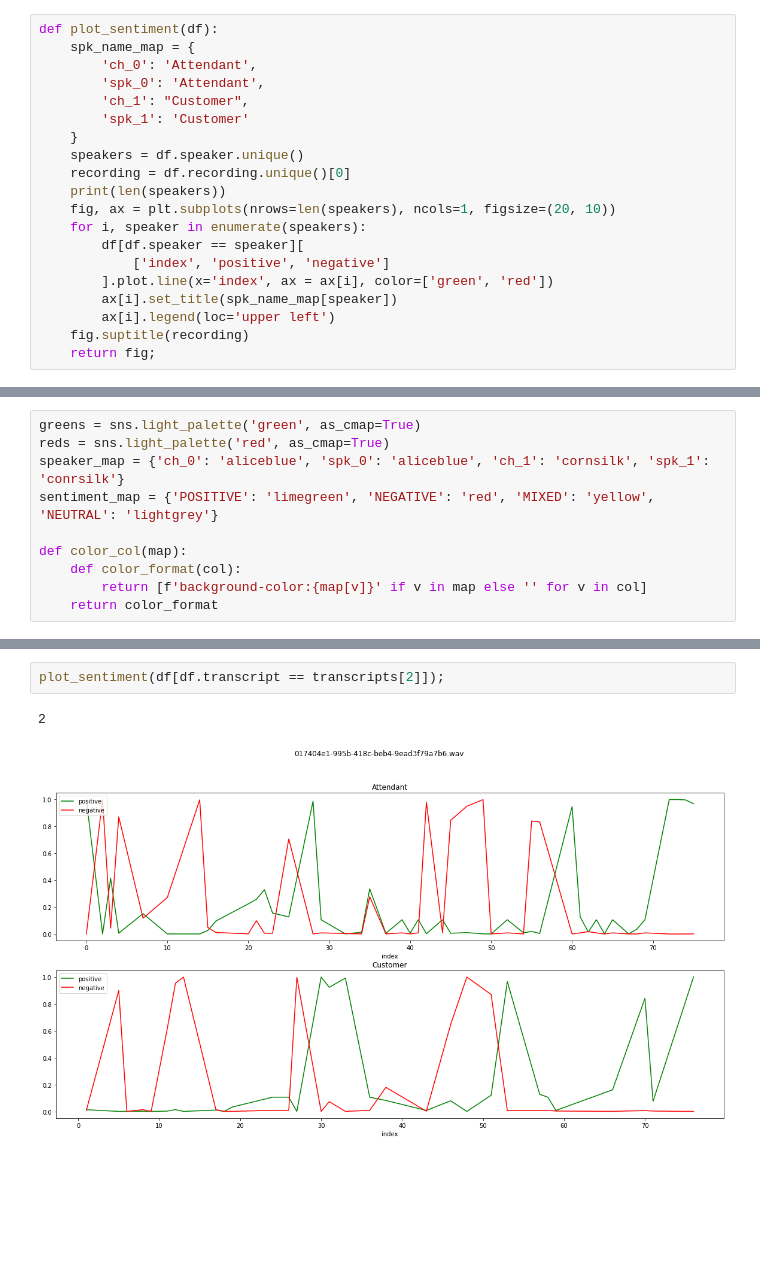
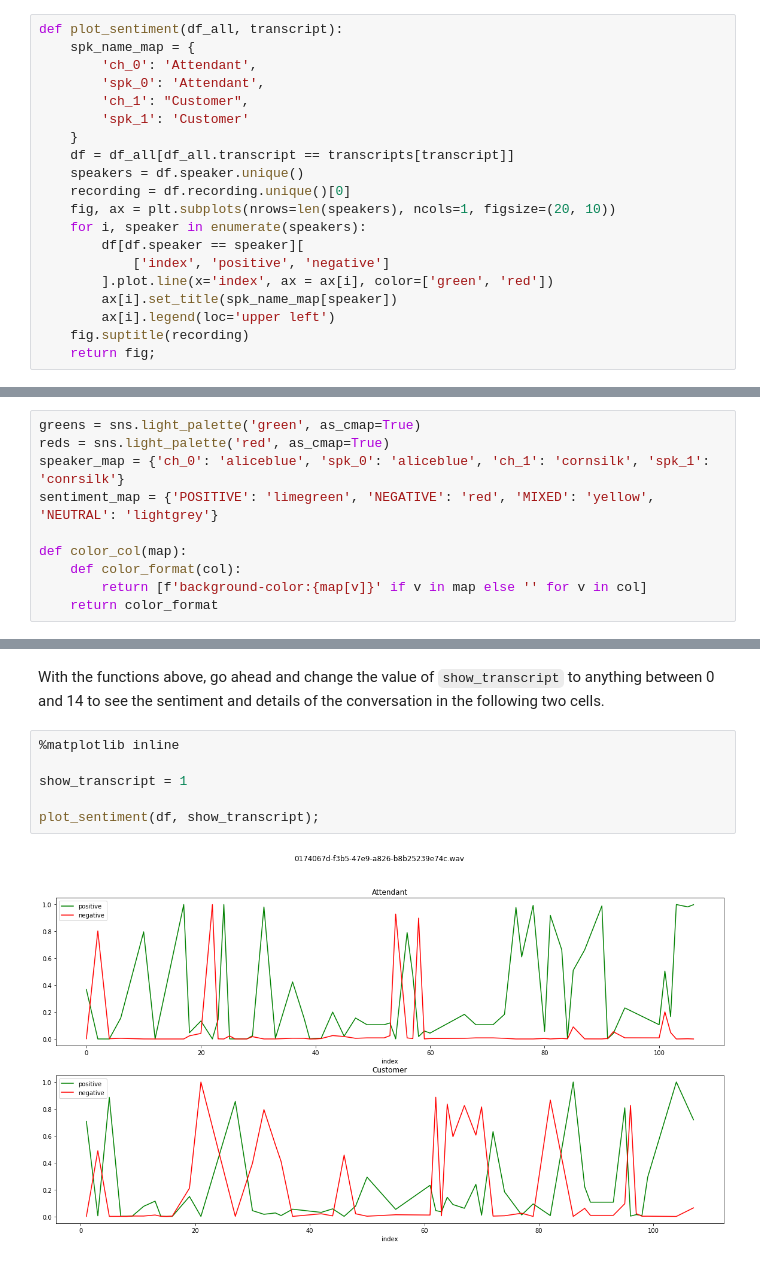
Before and after one commit to bobbruno/transcribe-comprehend, a Jupyter notebook: notebooks/Transcript_viz.ipynb, the cells around one changed output, grey strips where cells are left out. Cells and saved outputs as stored; diff of their text form; blank space fills up the shorter version.

```diff
--- a/notebooks/Transcript_viz.ipynb
+++ b/notebooks/Transcript_viz.ipynb
@@ -17,14 +58,14 @@ Index(['transcript', 'recording', 'index', 'speaker', 'pred_sent', 'speech',
 # %%
-def plot_sentiment(df):
+def plot_sentiment(df_all, transcript):
     spk_name_map = {
         'ch_0': 'Attendant',
         'spk_0': 'Attendant',
         'ch_1': "Customer",
         'spk_1': 'Customer'
     }
+    df = df_all[df_all.transcript == transcripts[transcript]]
     speakers = df.speaker.unique()
     recording = df.recording.unique()[0]
-    print(len(speakers))
     fig, ax = plt.subplots(nrows=len(speakers), ncols=1, figsize=(20, 10))
     for i, speaker in enumerate(speakers):
         df[df.speaker == speaker][
@@ -72,5 +97,10 @@ df[df.transcript == transcripts[2]].drop(['transcript'], axis=1).set_index('inde
-# %%
-plot_sentiment(df[df.transcript == transcripts[2]]);
-# %% [output]
-2
-[figure, removed]
+# %% [markdown]
+With the functions above, go ahead and change the value of `show_transcript` to anything between 0 and 14 to see the sentiment and details of the conversation in the following two cells.
+# %%
+%matplotlib inline
+
+show_transcript = 1
+
+plot_sentiment(df, show_transcript);
+# %% [output]
+[figure, added]
```
Also changed, not shown: parts of 15 cells of this notebook, 4 other files.
